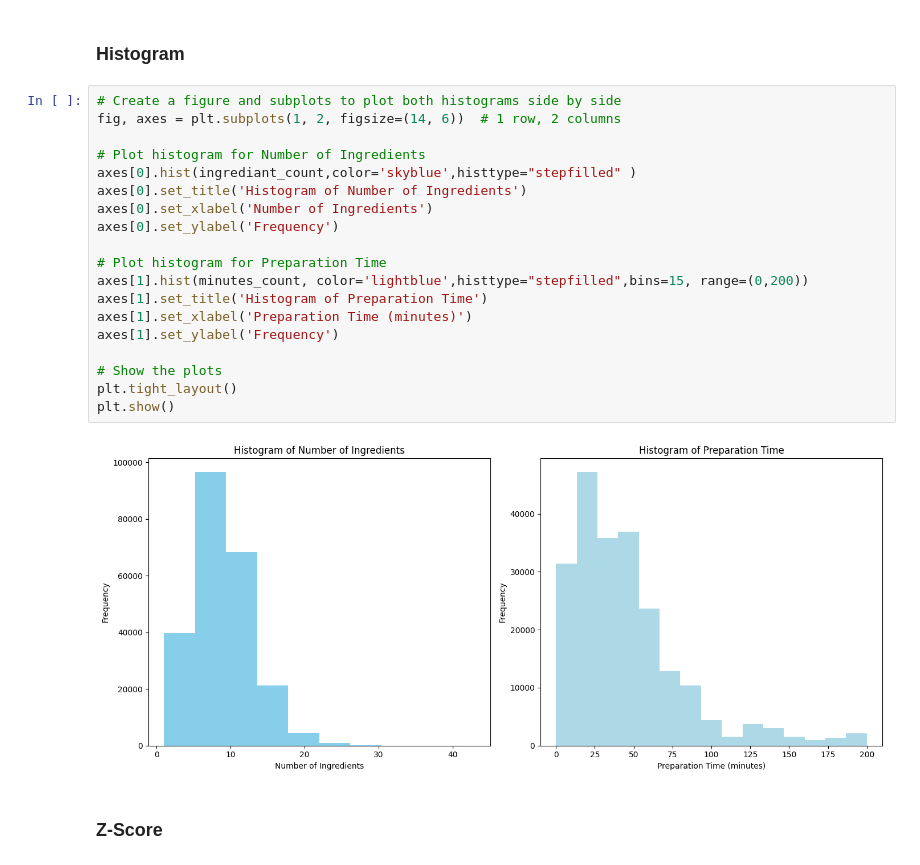
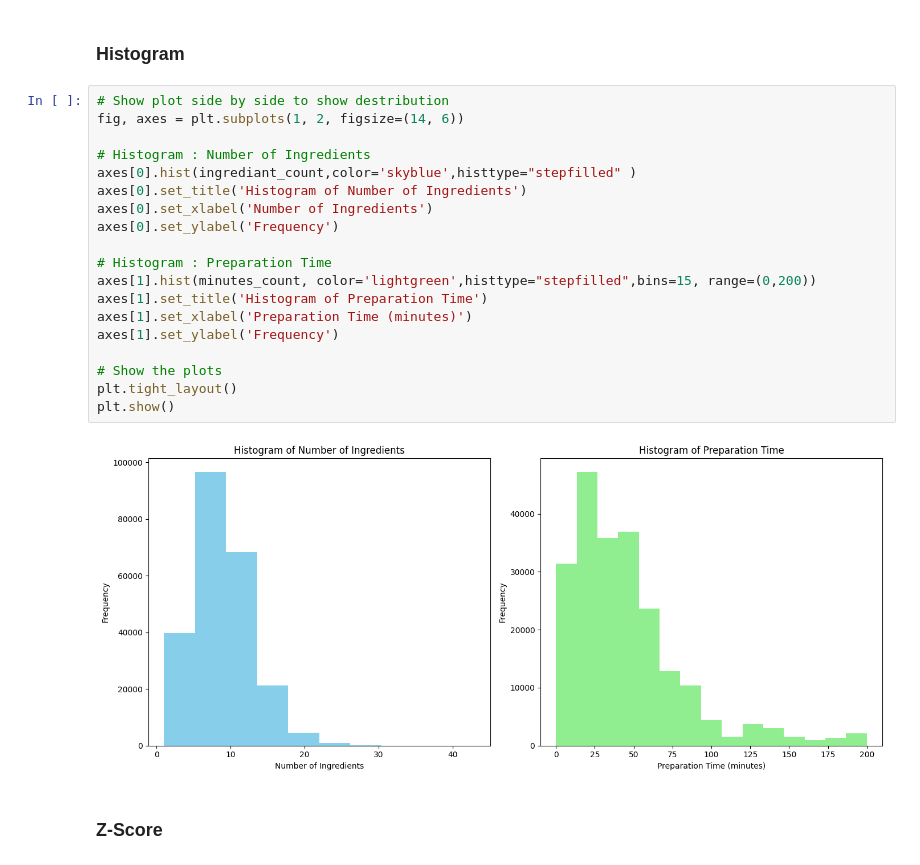
Before and after one commit to khushbunlad/PROG8431, a Jupyter notebook: Workshop2.ipynb, the cells around one changed output. Cells and saved outputs as stored; diff of their text form.

```diff
--- a/Workshop2.ipynb
+++ b/Workshop2.ipynb
@@ -182,26 +184,26 @@ plt.show()
 # %% [markdown]
 ### Histogram
 # %%
-# Create a figure and subplots to plot both histograms side by side
-fig, axes = plt.subplots(1, 2, figsize=(14, 6))  # 1 row, 2 columns
+# Show plot side by side to show destribution
+fig, axes = plt.subplots(1, 2, figsize=(14, 6))
 
-# Plot histogram for Number of Ingredients
+# Histogram : Number of Ingredients
 axes[0].hist(ingrediant_count,color='skyblue',histtype="stepfilled" )
 axes[0].set_title('Histogram of Number of Ingredients')
 axes[0].set_xlabel('Number of Ingredients')
 axes[0].set_ylabel('Frequency')
 
-# Plot histogram for Preparation Time
-axes[1].hist(minutes_count, color='lightblue',histtype="stepfilled",bins=15, range=(0,200))
+# Histogram : Preparation Time
+axes[1].hist(minutes_count, color='lightgreen',histtype="stepfilled",bins=15, range=(0,200))
 axes[1].set_title('Histogram of Preparation Time')
 axes[1].set_xlabel('Preparation Time (minutes)')
 axes[1].set_ylabel('Frequency')
 
 # Show the plots
 plt.tight_layout()
 plt.show()
 # %% [output]
-[figure, old version]
+[figure, new version]
 # %% [markdown]
 ### Z-Score
 # %%
```
Also changed, not shown: parts of 1 cell of this notebook.
